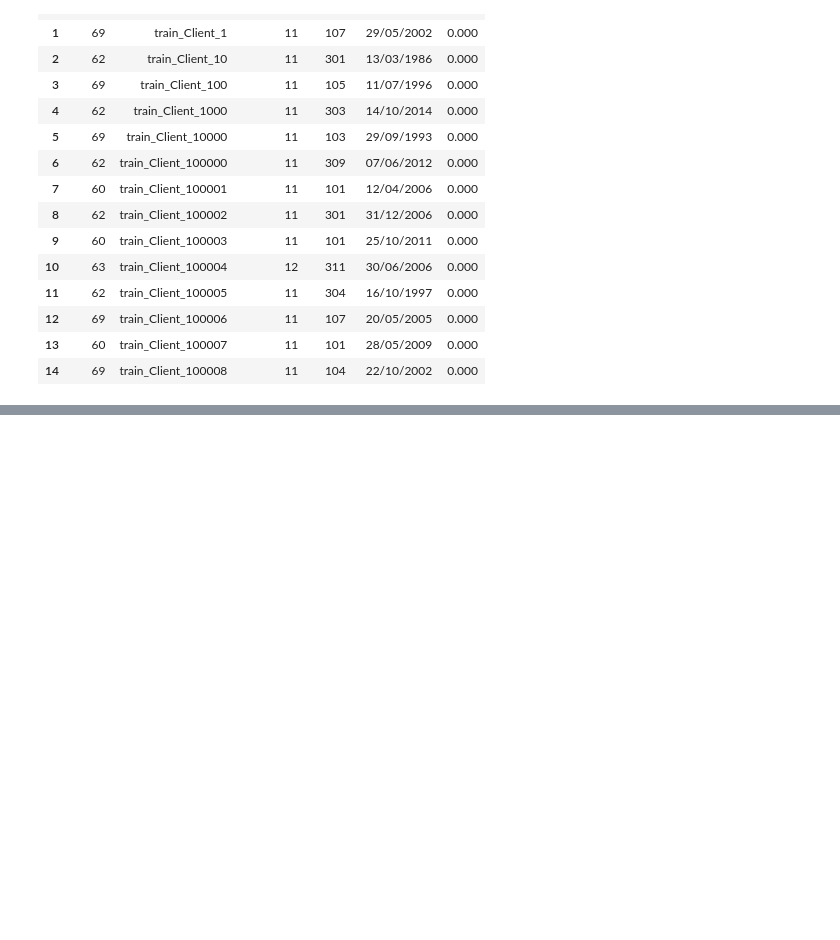
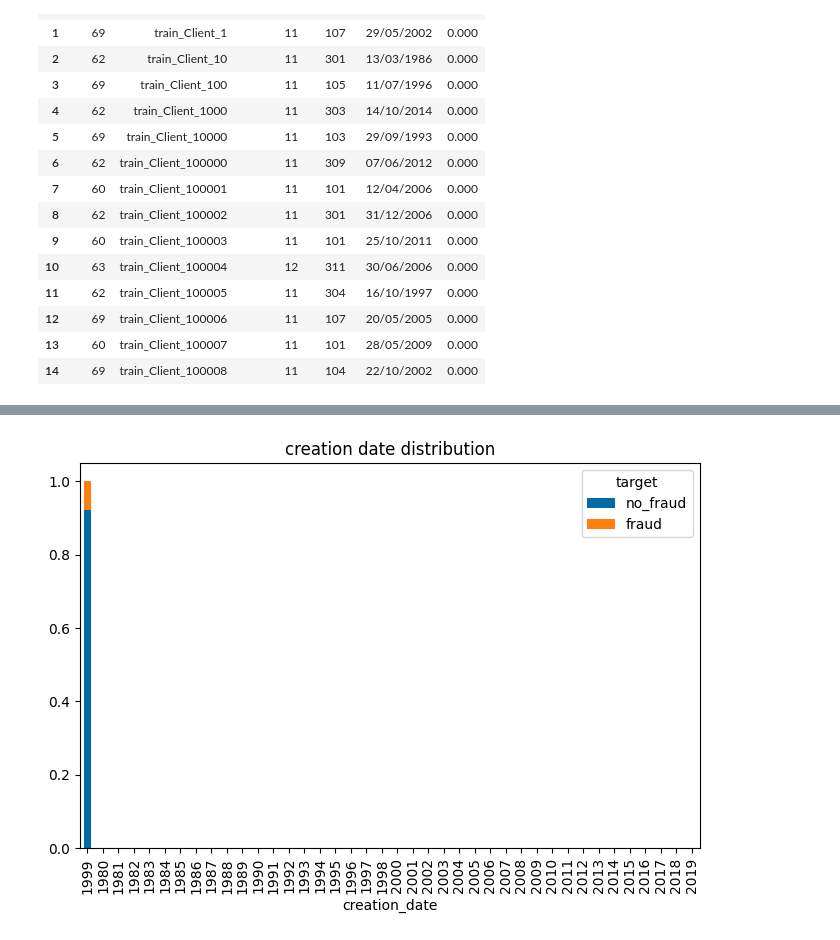
Before and after one commit to nikwilms/fraud-detection-electricity-gas-consumption, a Jupyter notebook: Initial_eda_marius.ipynb, the cells around one changed output, grey strips where cells are left out. Saved outputs shown, nothing was run; the diff lists cells and outputs as text; code cells hidden in the pictures; blank space fills up the shorter version.

```diff
--- a/Initial_eda_marius.ipynb
+++ b/Initial_eda_marius.ipynb
@@ -221,7 +224,3 @@ plt.title('district distribution')
 plt.show()
 # %% [output]
 [figure]
-# %%
-# convert invoice_date to datetime format
-df_combined['invoice_date'] = pd.to_datetime(df_combined['invoice_date'])
-df_combined['invoice_date'] = df_combined['invoice_date'].dt.date
@@ -303,0 +326,26 @@ memory usage: 717.3+ MB
+# %%
+# see if creation date is related to target
+
+df_combined['creation_date'] = pd.to_datetime(df_combined['creation_date'])
+df_combined.sort_values(by='creation_date', inplace=True)
+
+# bin creation dates into yearly bins
+
+bin_list = list(range(1980, 2020,1))
+
+df_combined['creation_date'] = pd.cut(df_combined['creation_date'].dt.year, bins=40, labels=bin_list)
+
+# plot creation date vs target
+
+creation_date = df_combined.groupby(['creation_date', 'target'])['client_id'].count().reset_index()
+creation_date.columns = ['creation_date', 'target', 'count']
+creation_date = creation_date.pivot(index='creation_date', columns='target', values='count')
+creation_date['total'] = creation_date[0] + creation_date[1]
+creation_date['no_fraud'] = creation_date[0] / creation_date['total']
+creation_date['fraud'] = creation_date[1] / creation_date['total']
+creation_date = creation_date.sort_values(by='no_fraud')
+creation_date[['no_fraud', 'fraud']].plot.bar(stacked=True)
+plt.title('creation date distribution')
+plt.show()
+# %% [output]
+[figure, added]
```
Also changed, not shown: parts of 12 cells of this notebook.
